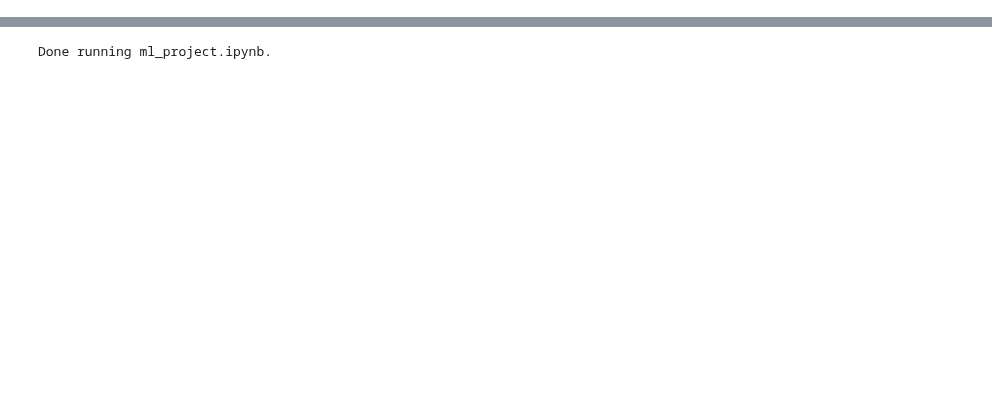
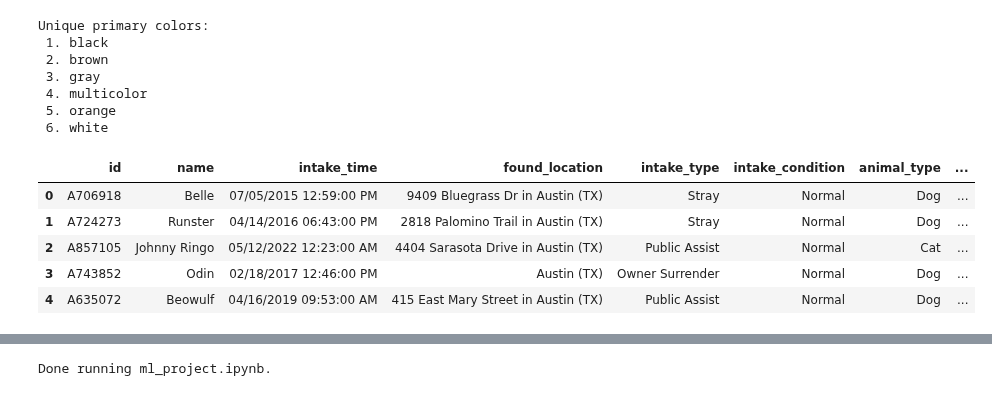
Before and after one commit to nneomaonochie/ml1-animal-data, a Jupyter notebook: ml_project.ipynb, the cells around one changed output, grey strips where cells are left out. Cells and saved outputs as stored; diff of their text form; code cells hidden in the pictures; blank space fills up the shorter version.

```diff
--- a/ml_project.ipynb
+++ b/ml_project.ipynb
@@ -432,0 +452,19 @@ def freq_encode(df, col):
+# %%
+color_df = df_train.copy(deep=True)
+color_df = clean_color(color_df)
+
+color_df.head()
+# %% [output]
+Unique primary colors:
+ 1. black
+ 2. brown
+ 3. gray
+ 4. multicolor
+ 5. orange
+ 6. white
+|  | id | name | intake_time | found_location | intake_type | intake_condition | animal_type | ... |
+| 0 | A706918 | Belle | 07/05/2015 12:59:00 PM | 9409 Bluegrass Dr in Austin (TX) | Stray | Normal | Dog | ... |
+| 1 | A724273 | Runster | 04/14/2016 06:43:00 PM | 2818 Palomino Trail in Austin (TX) | Stray | Normal | Dog | ... |
+| 2 | A857105 | Johnny Ringo | 05/12/2022 12:23:00 AM | 4404 Sarasota Drive in Austin (TX) | Public Assist | Normal | Cat | ... |
+| 3 | A743852 | Odin | 02/18/2017 12:46:00 PM | Austin (TX) | Owner Surrender | Normal | Dog | ... |
+| 4 | A635072 | Beowulf | 04/16/2019 09:53:00 AM | 415 East Mary Street in Austin (TX) | Public Assist | Normal | Dog | ... |
```
Also changed, not shown: parts of 6 cells of this notebook.
